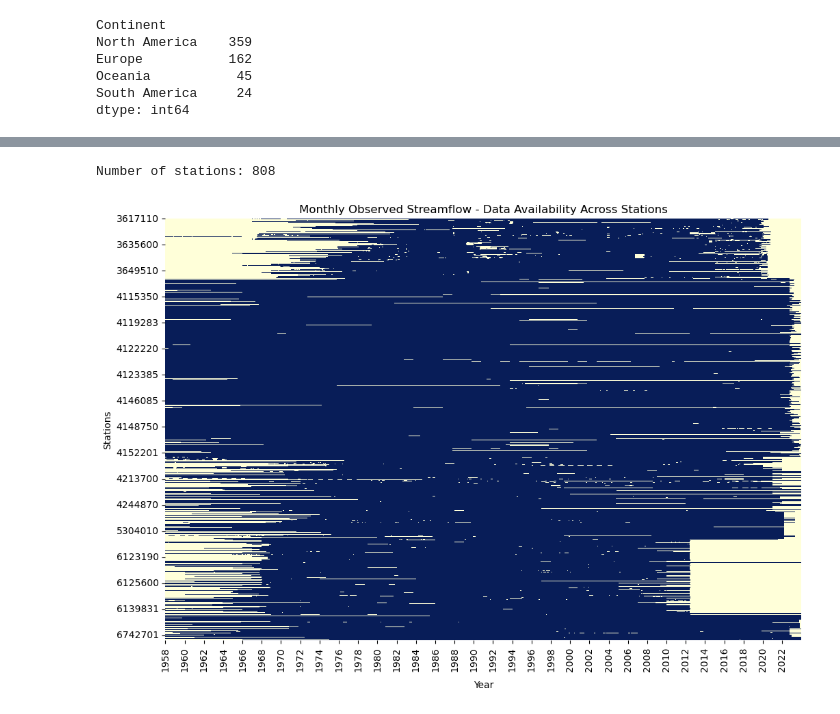
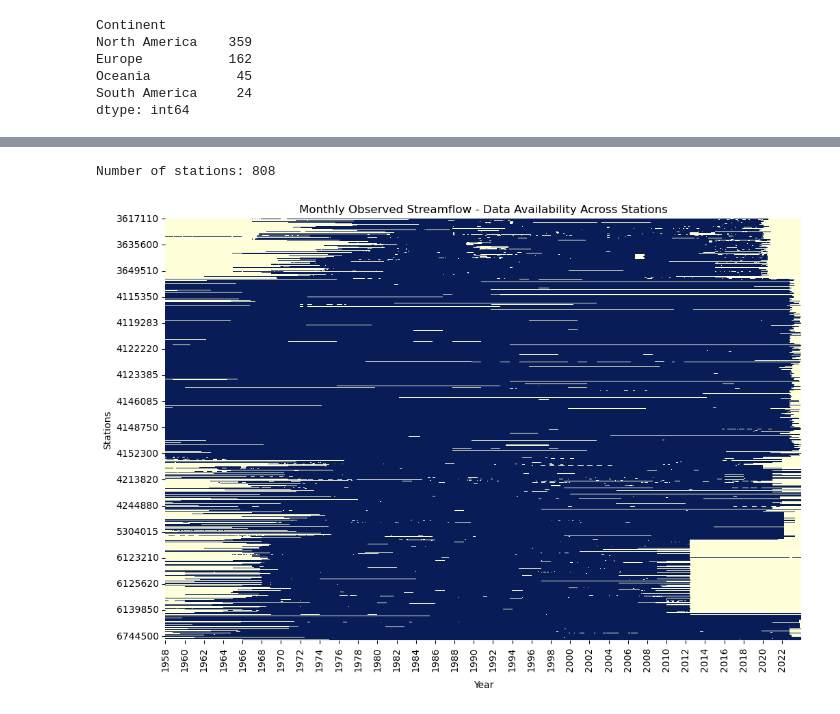
Before and after one commit to jevago262000/PhD_1-Water_Balance, a Jupyter notebook: 7.2a.streamflow_analysis_from_wyield2.ipynb, the cells around one changed output, grey strips where cells are left out. Drawn from its saved outputs; the diff is of its cells as text; code cells hidden in the pictures.

```diff
--- a/7.2a.streamflow_analysis_from_wyield2.ipynb
+++ b/7.2a.streamflow_analysis_from_wyield2.ipynb
@@ -698,36 +736,36 @@ dtype: int64
 
 df_processing = obs_df.copy()
 print(f"Number of stations: {len(sim_sts)}")
-df_processing[sim_sts] # Selecting only the stations that resulted from the previous analysis of recession constant (k) and are in the simulated data.
+df_processing = df_processing[sim_sts] # Selecting only the stations that resulted from the previous analysis of recession constant (k) and are in the simulated data.
 df_processing.index = pd.to_datetime(df_processing.index, format='%Y-%m')
 
 # Convert to binary missing data (1 = data exists, 0 = missing)
 missing_matrix = df_processing.notna().astype(int)
 dates = df_processing.index
 
 # Create a figure and axis explicitly
 fig, ax = plt.subplots(figsize=(12, 8))
 
 # Plot heatmap on the given axis
 sns.heatmap(missing_matrix.T, cmap="YlGnBu", cbar=False, yticklabels=50) # Yellow & blue: cmap="YlGnBu" (lighter = missing, darker = available).
 
 # Set x-ticks to show only the first day of every second year
 year_starts = dates[dates.dayofyear == 1]  # Get only the first day of each year
 year_starts = year_starts[year_starts.year % 2 == 0]  # Filter to include only even years
 xtick_locs = [dates.get_loc(date) for date in year_starts]  # Convert to index positions
 xtick_labels = [date.strftime('%Y') for date in year_starts]  # Extract only the year
 
 ax.set_xticks(xtick_locs)
 ax.set_xticklabels(xtick_labels, rotation=90)  # Rotate for better visibility
 
 # Adjust space between x-tick labels and x-axis label
 ax.set_xlabel("Year", labelpad=10)  # Increase labelpad to add more space
 
 # Labels and title
 ax.set_ylabel("Stations")
 ax.set_title("Monthly Observed Streamflow - Data Availability Across Stations")
 
 plt.show()
 # %% [output]
 Number of stations: 808
-[figure, old version]
+[figure, new version]
```
Also changed, not shown: parts of 8 cells of this notebook.
